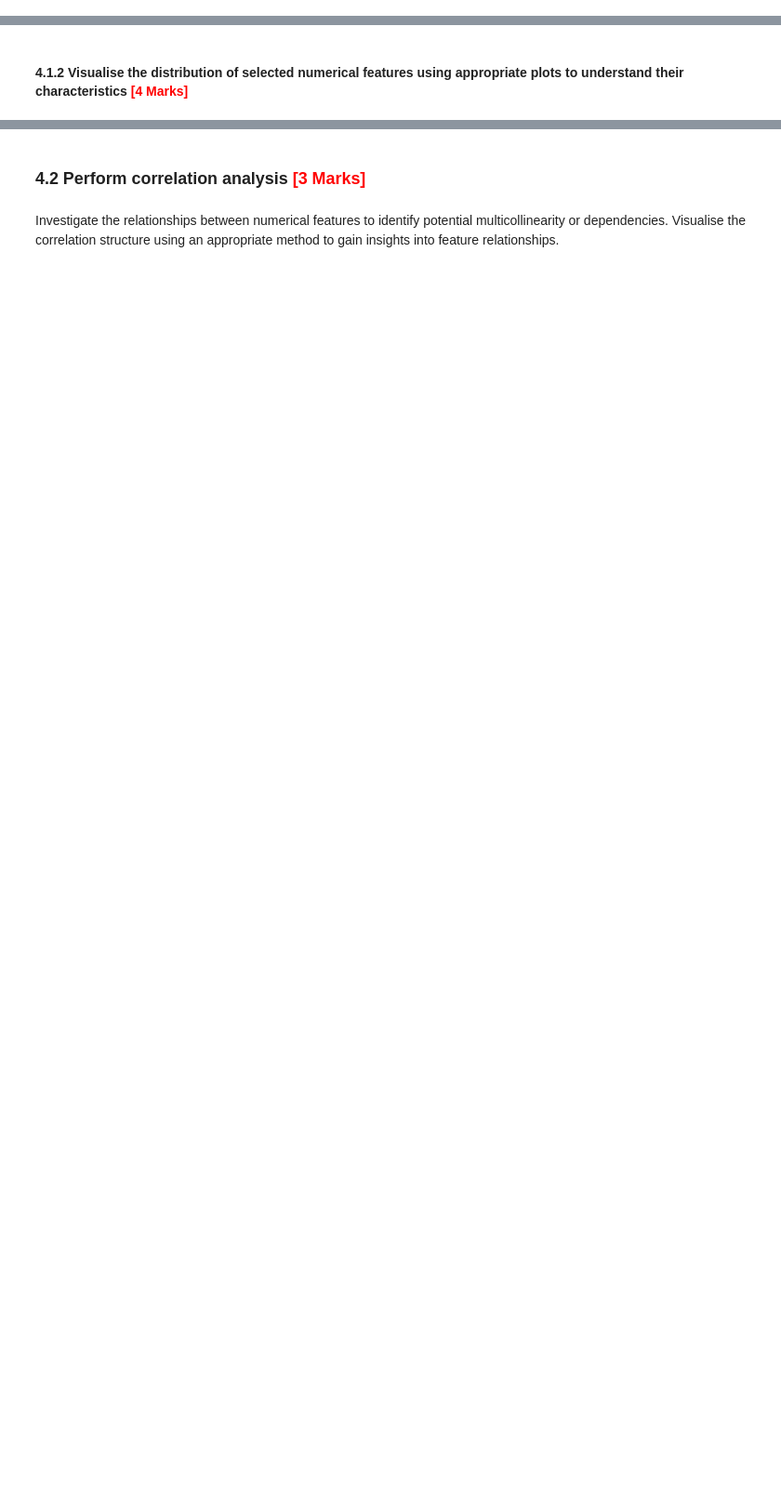
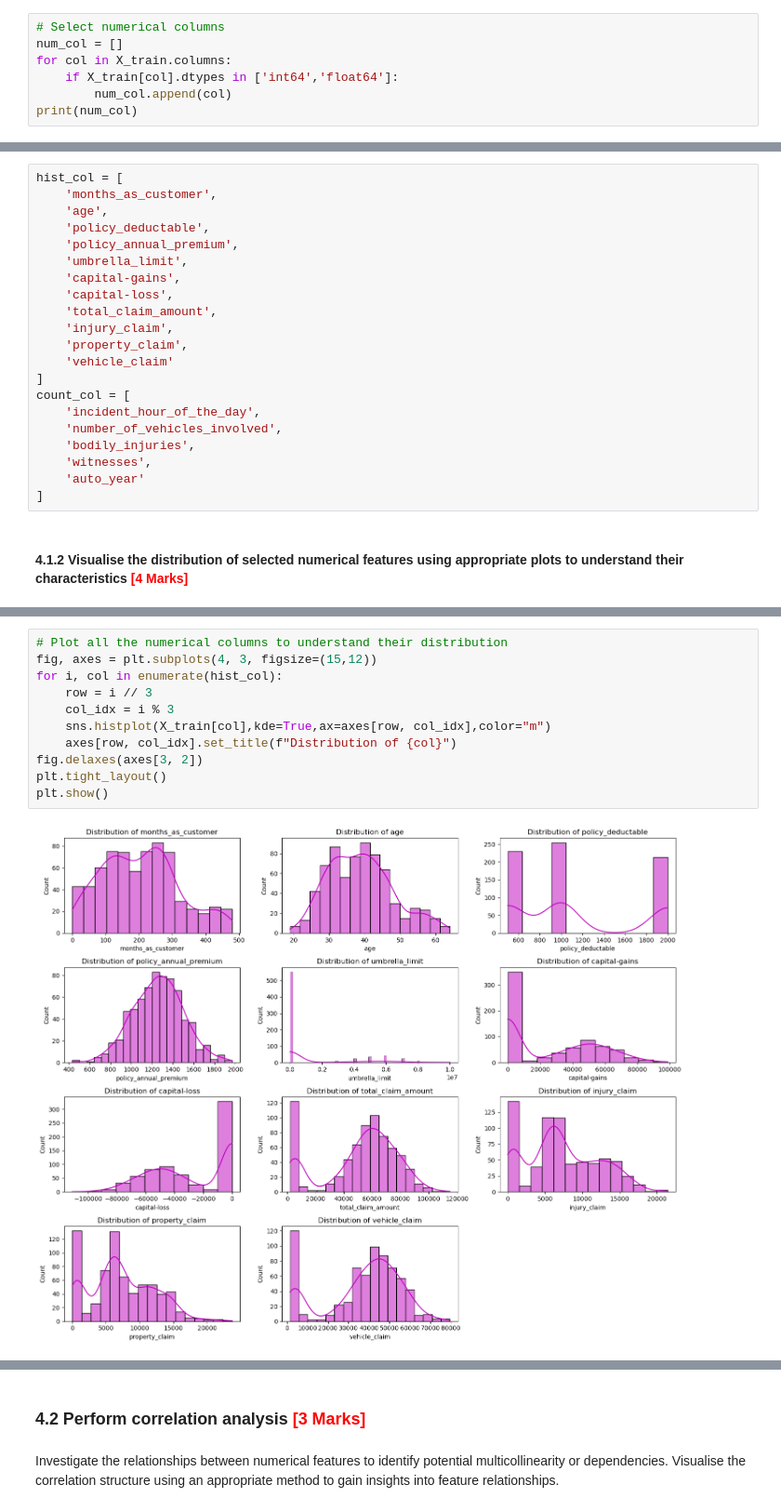
Before and after one commit to asimanandamohanty/Fraudulent_Cliam_detection, a Jupyter notebook: Fraudulent_Claim_Detection_Starter.ipynb, the cells around one changed output, grey strips where cells are left out. Shown at 93% size. Cells and saved outputs as stored; diff of their text form; blank space fills up the shorter version.

```diff
--- a/Fraudulent_Claim_Detection_Starter.ipynb
+++ b/Fraudulent_Claim_Detection_Starter.ipynb
@@ -755,0 +801,7 @@ X_test
+# %%
+# Select numerical columns
+num_col = []
+for col in X_train.columns:
+    if X_train[col].dtypes in ['int64','float64']:
+        num_col.append(col)
+print(num_col)
@@ -756,2 +812,23 @@ X_test
+# %%
+hist_col = [
+    'months_as_customer',
+    'age',
+    'policy_deductable',
+    'policy_annual_premium',
+    'umbrella_limit',
+    'capital-gains',
+    'capital-loss',
+    'total_claim_amount',
+    'injury_claim',
+    'property_claim',
+    'vehicle_claim'
+]
+count_col = [
+    'incident_hour_of_the_day',
+    'number_of_vehicles_involved',
+    'bodily_injuries',
+    'witnesses',
+    'auto_year'
+]
 # %% [markdown]
 #### **4.1.2** Visualise the distribution of selected numerical features using appropriate plots to understand their characteristics <font color = "red">[4 Marks]</font>
@@ -759,0 +835,13 @@ X_test
+# %%
+# Plot all the numerical columns to understand their distribution
+fig, axes = plt.subplots(4, 3, figsize=(15,12))
+for i, col in enumerate(hist_col):
+    row = i // 3
+    col_idx = i % 3
+    sns.histplot(X_train[col],kde=True,ax=axes[row, col_idx],color="m")
+    axes[row, col_idx].set_title(f"Distribution of {col}")
+fig.delaxes(axes[3, 2])
+plt.tight_layout()
+plt.show()
+# %% [output]
+[figure, added]
```
Also changed, not shown: parts of 20 cells of this notebook, 1 other file.
